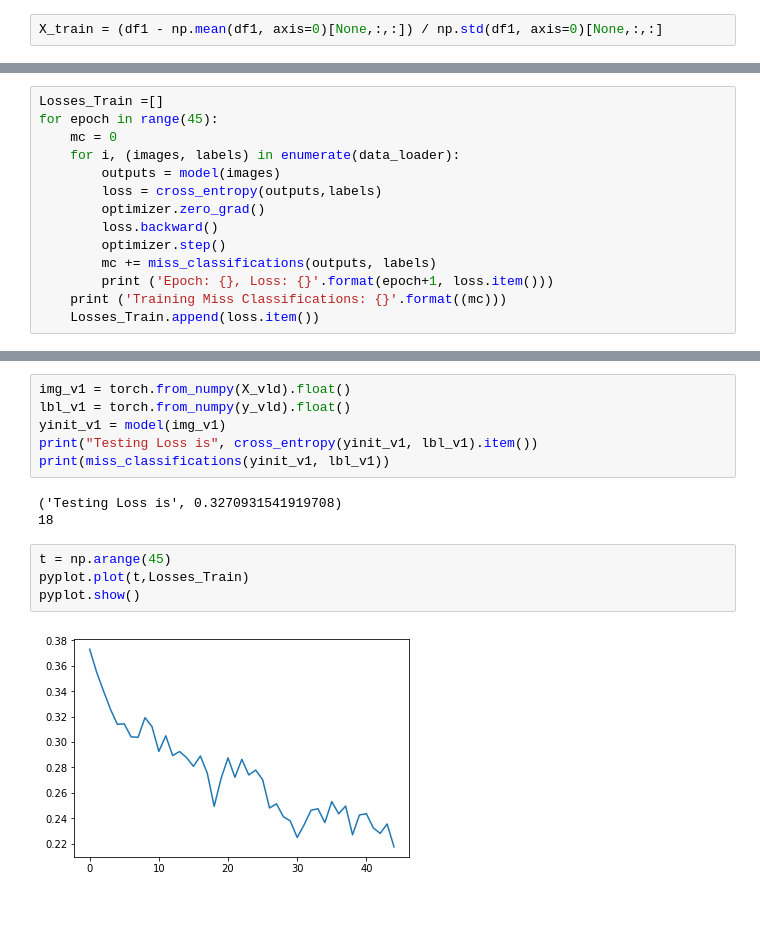
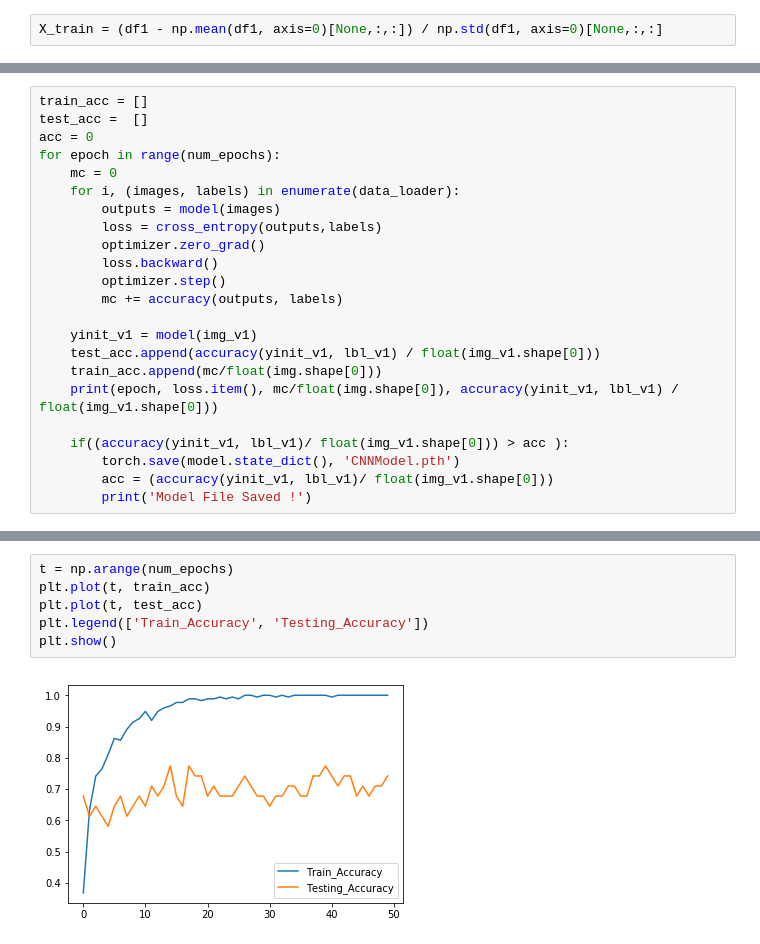
Before and after one commit to harshulgupta2/Challenge, a Jupyter notebook: CNN_TimeSeries.ipynb, the cells around one changed output, grey strips where cells are left out. Drawn from its saved outputs; the diff is of its cells as text; blank space fills up the shorter version.

```diff
--- a/CNN_TimeSeries.ipynb
+++ b/CNN_TimeSeries.ipynb
@@ -145,6 +157,8 @@ print("Total Testing Miss Classified Samples",((torch.max(yinit_v1.data, 1)[1] !
 # %%
-Losses_Train =[]
-for epoch in range(45):
+train_acc = []
+test_acc =  []
+acc = 0
+for epoch in range(num_epochs):
     mc = 0
     for i, (images, labels) in enumerate(data_loader):
         outputs = model(images)
@@ -152,8 +166,15 @@ for epoch in range(45):
         optimizer.zero_grad()
         loss.backward()
         optimizer.step()
-        mc += miss_classifications(outputs, labels)
-        print ('Epoch: {}, Loss: {}'.format(epoch+1, loss.item()))
-    print ('Training Miss Classifications: {}'.format((mc)))
-    Losses_Train.append(loss.item())
+        mc += accuracy(outputs, labels)
+
+    yinit_v1 = model(img_v1)
+    test_acc.append(accuracy(yinit_v1, lbl_v1) / float(img_v1.shape[0]))
+    train_acc.append(mc/float(img.shape[0]))
+    print(epoch, loss.item(), mc/float(img.shape[0]), accuracy(yinit_v1, lbl_v1) / float(img_v1.shape[0]))
+
+    if((accuracy(yinit_v1, lbl_v1)/ float(img_v1.shape[0])) > acc ):
+        torch.save(model.state_dict(), 'CNNModel.pth')
+        acc = (accuracy(yinit_v1, lbl_v1)/ float(img_v1.shape[0]))
+        print('Model File Saved !')
 # %% [output]
@@ -177,15 +198,8 @@ Training Miss Classifications: 9
-# %%
-img_v1 = torch.from_numpy(X_vld).float()
-lbl_v1 = torch.from_numpy(y_vld).float()
-yinit_v1 = model(img_v1)
-print("Testing Loss is", cross_entropy(yinit_v1, lbl_v1).item())
-print(miss_classifications(yinit_v1, lbl_v1))
-# %% [output]
-('Testing Loss is', 0.3270931541919708)
-18
-# %%
-t = np.arange(45)
-pyplot.plot(t,Losses_Train)
-pyplot.show()
-# %% [output]
-[figure, removed]
+# %%
+t = np.arange(num_epochs)
+plt.plot(t, train_acc)
+plt.plot(t, test_acc)
+plt.legend(['Train_Accuracy', 'Testing_Accuracy'])
+plt.show()
+# %% [output]
+[figure, added]
```
Also changed, not shown: parts of 8 cells of this notebook.
